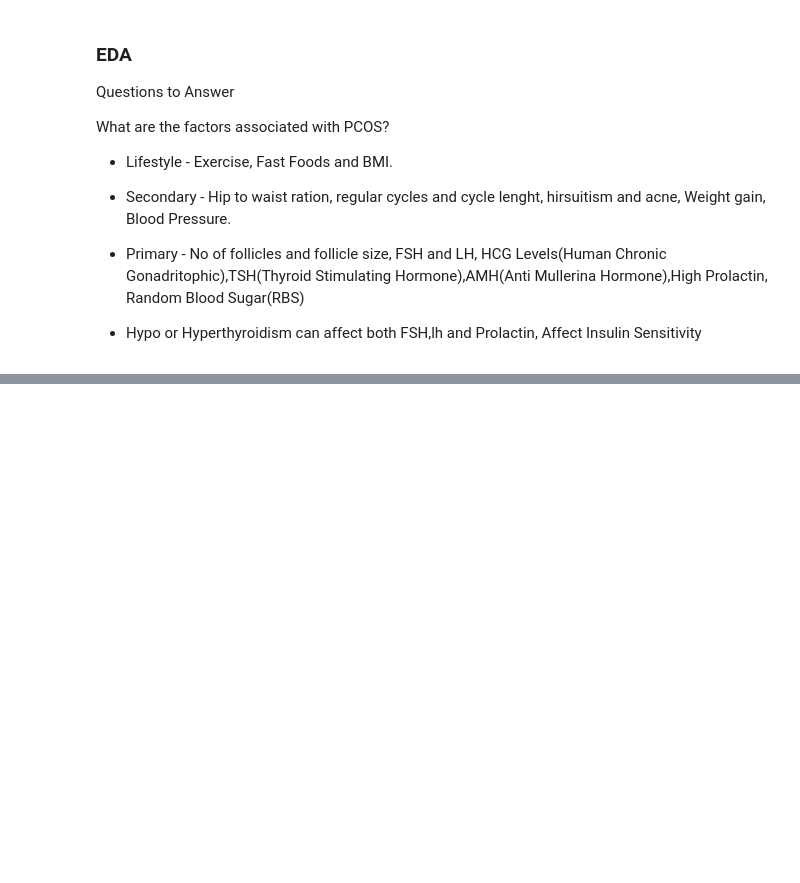
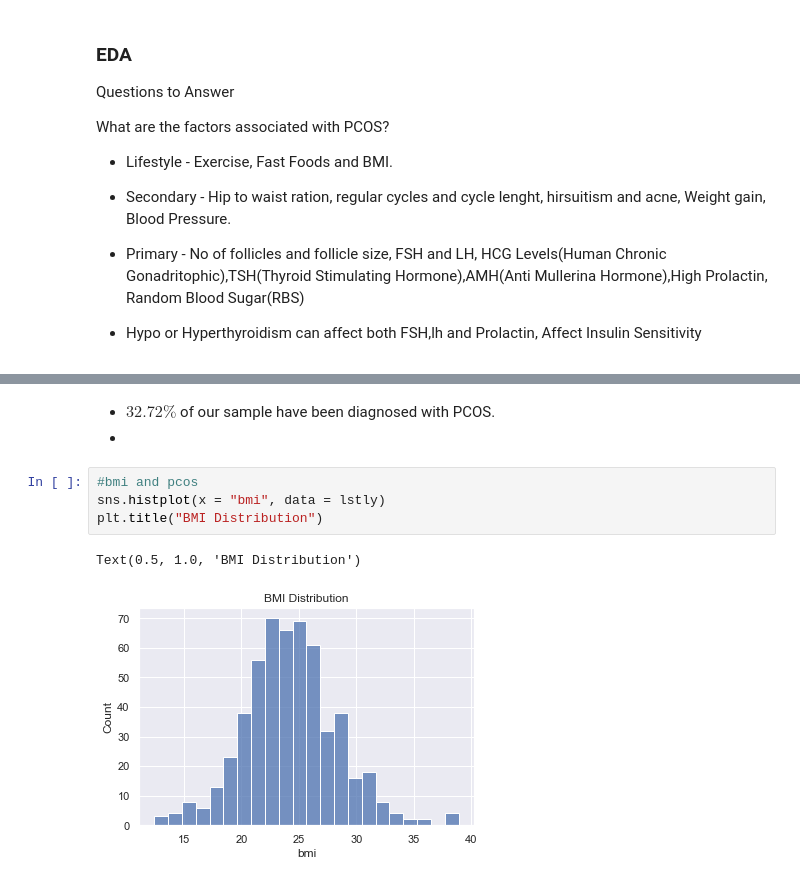
Before and after one commit to Nyairo4/PCOS, a Jupyter notebook: Pcos_Classification_Prediction.ipynb, the cells around one changed output, grey strips where cells are left out. Drawn from its saved outputs; the diff is of its cells as text; blank space fills up the shorter version.

```diff
--- a/Pcos_Classification_Prediction.ipynb
+++ b/Pcos_Classification_Prediction.ipynb
@@ -246,0 +266,10 @@ What are the factors associated with PCOS?
+# %% [markdown]
+* $32.72\%$ of  our sample have been diagnosed with PCOS.
+*
+# %%
+#bmi and pcos
+sns.histplot(x = "bmi", data = lstly)
+plt.title("BMI Distribution")
+# %% [output]
+Text(0.5, 1.0, 'BMI Distribution')
+[figure, added]
```
Also changed, not shown: parts of 11 cells of this notebook.
